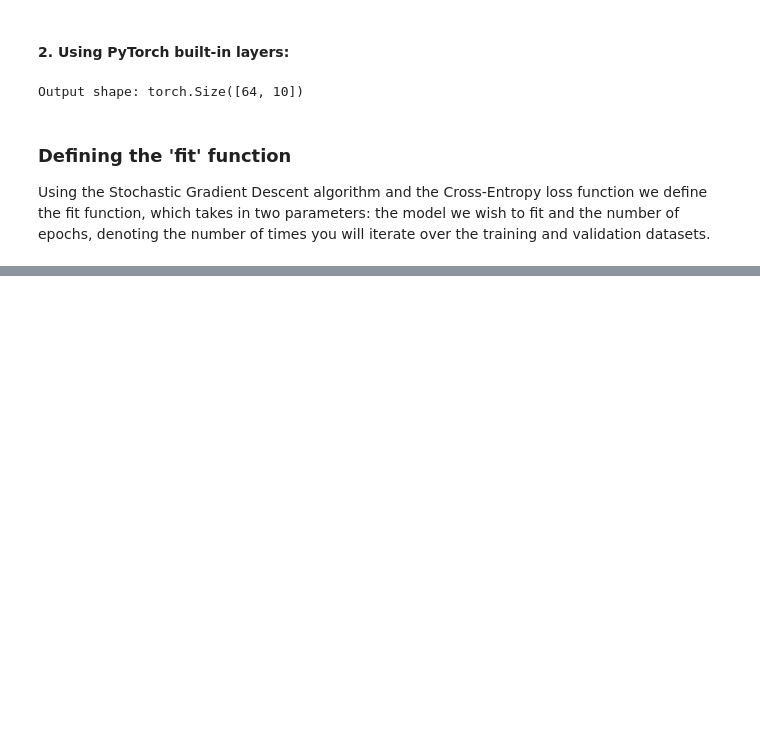
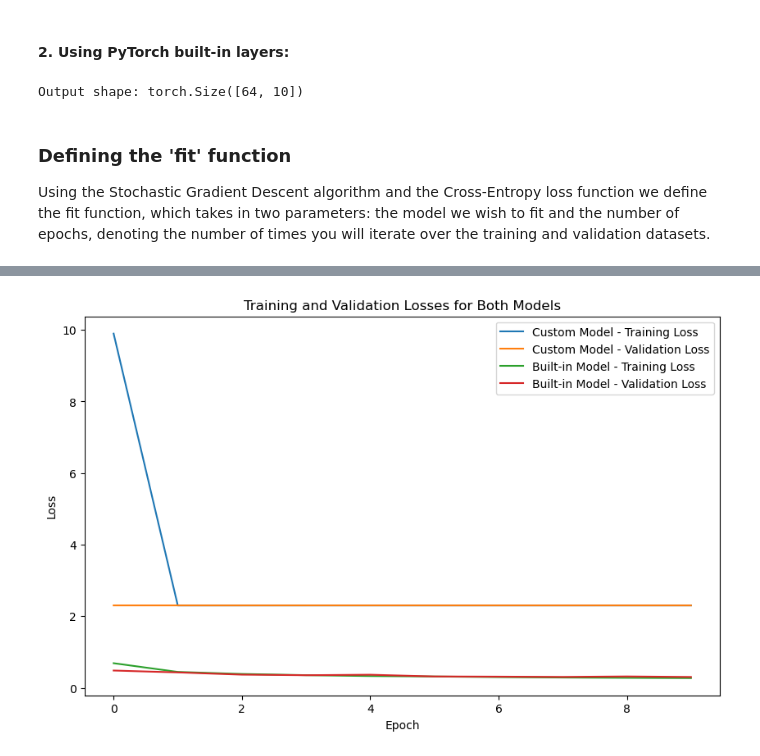
Before and after one commit to teodora-taleska/neural_network_training, a Jupyter notebook: notebooks/main.ipynb, the cells around one changed output, grey strips where cells are left out. Cells and saved outputs as stored; diff of their text form; code cells hidden in the pictures; blank space fills up the shorter version.

```diff
--- a/notebooks/main.ipynb
+++ b/notebooks/main.ipynb
@@ -311,25 +302,26 @@ class MaxPool2d(nn.Module):
         self.stride = stride if stride else kernel_size
 
     def forward(self, x):
-        # If the input is a 3D tensor, assume in_channels = 1 and add a channel dimension
-        if x.dim() == 3:
+        # Ensure input has the correct shape
+        if x.dim() == 3:  # Add channel dimension for grayscale input
             x = x.unsqueeze(1)
 
-        batch_size, channels, height, width = x.shape
-        out_height = (height - self.kernel_size) // self.stride + 1
-        out_width = (width - self.kernel_size) // self.stride + 1
-        output = torch.zeros((batch_size, channels, out_height, out_width), device=x.device)
+        # Extract patches using unfold
+        patches = F.unfold(x, kernel_size=self.kernel_size, stride=self.stride)  # [batch_size, channels * kernel_size^2, L]
 
-        for b in range(batch_size):
-            for c in range(channels):
-                for i in range(out_height):
-                    for j in range(out_width):
-                        h_start = i * self.stride
-                        h_end = h_start + self.kernel_size
-                        w_start = j * self.stride
-                        w_end = w_start + self.kernel_size
-                        patch = x[b, c, h_start:h_end, w_start:w_end]
-                        output[b, c, i, j] = patch.max()
+        # Reshape to [batch_size, channels, kernel_size^2, L]
+        patches = patches.view(
+            x.size(0), x.size(1), self.kernel_size * self.kernel_size, -1
+        )
+
+        # Max over the kernel dimensions
+        output = patches.max(dim=2).values  # [batch_size, channels, L]
+
+        # Reshape to [batch_size, channels, out_height, out_width]
+        out_height = (x.size(2) - self.kernel_size) // self.stride + 1
+        out_width = (x.size(3) - self.kernel_size) // self.stride + 1
+        output = output.view(x.size(0), x.size(1), out_height, out_width)
+
         return output
 # %%
 class ReLU(nn.Module):
@@ -606,3 +614,7 @@ def fit(model, number_of_epochs, train_loader, val_loader, device):
 # %%
 custom_model = CustomNet().to(device)
 builtin_model = BuiltInNet().to(device)
+# %%
+trainer = NNTrainer(train_dataset, val_dataset, device)
+# %%
+builtin_best_model, builtin_train_losses, builtin_val_losses = trainer.fit(builtin_model, 10)
@@ -608,0 +632,2 @@ builtin_model = BuiltInNet().to(device)
+# %%
+custom_best_model, custom_train_losses, custom_val_losses = trainer.fit(custom_model, 10)
@@ -609,18 +645,14 @@ builtin_model = BuiltInNet().to(device)
 # %%
-train_dataset.shuffle()
-val_dataset.shuffle()
-
-custom_best_model, custom_train_losses, custom_val_losses = fit(custom_model, 10, train_dataset, val_dataset, device)
-builtin_best_model, builtin_train_losses, builtin_val_losses = fit(builtin_model, 10, train_dataset, val_dataset, device)
-
 plt.figure(figsize=(10, 6))
 plt.plot(custom_train_losses, label='Custom Model - Training Loss')
 plt.plot(custom_val_losses, label='Custom Model - Validation Loss')
 plt.plot(builtin_train_losses, label='Built-in Model - Training Loss')
 plt.plot(builtin_val_losses, label='Built-in Model - Validation Loss')
 
 plt.title('Training and Validation Losses for Both Models')
 plt.xlabel('Epoch')
 plt.ylabel('Loss')
 plt.legend()
 plt.show()
+# %% [output]
+[figure, added]
```
Also changed, not shown: parts of 8 cells of this notebook.
